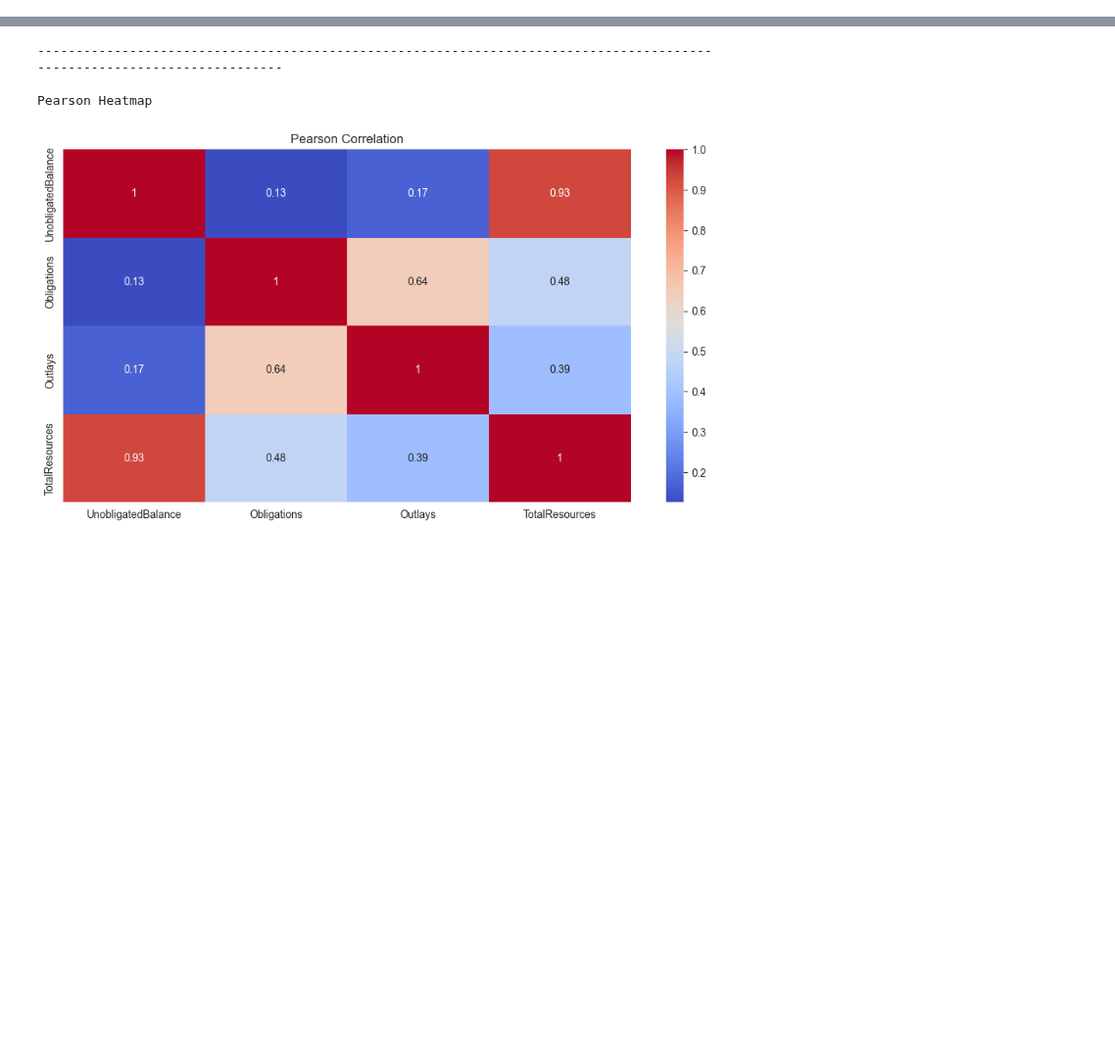
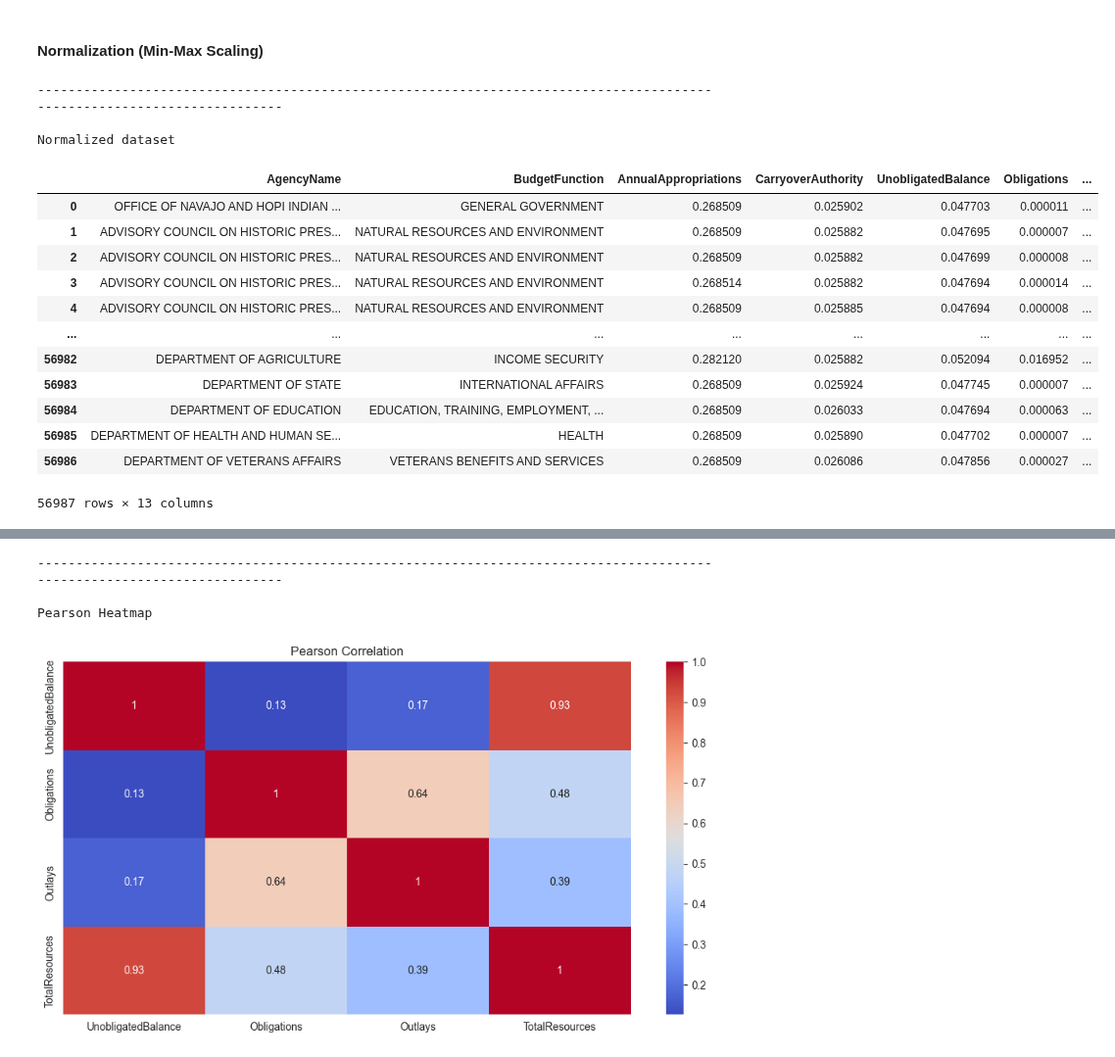
Before and after one commit to is-leeroy-jenkins/BudgetPy, a Jupyter notebook: ipynb/BalanceEstimator.ipynb, the cells around one changed output, grey strips where cells are left out. Shown at 98% size. Cells and saved outputs as stored; diff of their text form; code cells hidden in the pictures; blank space fills up the shorter version.

```diff
--- a/ipynb/BalanceEstimator.ipynb
+++ b/ipynb/BalanceEstimator.ipynb
@@ -292,0 +181,33 @@ Standardized dataset
+# %%
+# Load the Excel file
+file_path_balances = r'C:\Users\terry\Desktop\Account Balances.xlsx'
+df_balances = pd.read_excel( file_path_balances, sheet_name = 'Data' )
+numeric_columns = [ 'CarryoverAuthority', 'CarryoverAdjustments', 'AnnualAppropriations',
+                    'BorrowingAuthority', 'ContractAuthority', 'OffsettingReceipts',
+                    'Obligations', 'Recoveries', 'UnobligatedBalance', 'Outlays', 'TotalResources' ]
+subset_columns = [ 'AnnualAppropriations', 'CarryoverAuthority', 'UnobligatedBalance',
+                   'Obligations', 'Outlays' ]
+
+# Filter data
+all = [ 'AccountBalancesId', 'AgencyIdentifier', 'AgencyName', 'BeginningPeriodOfAvailability',
+        'EndingPeriodOfAvailablity', 'Availability', 'MainAccountCode', 'SubAccountCode',
+        'TreasuryAccountSymbol', 'TreasuryAccountName', 'BudgetFunction', 'BudgetSubFunction',
+        'FederalAccountSymbol', 'FederalAccountName', 'LastModified',
+        'SubmissionPeriod' ] + numeric_columns
+subset = [ 'AgencyName', 'BudgetFunction' ] + subset_columns
+
+# Define complete dataset
+df_dataset = df_balances[ all ].fillna( 0 )
+df_subset = df_balances[ subset ].fillna( 0 )
+
+# Convert fiscal year columns to numeric
+df_dataset.iloc[ :, 5: ] = df_dataset.iloc[ :, 5: ].apply( pd.to_numeric, errors = 'coerce' )
+
+print( hdr )
+print( 'Descriptive Statistics' )
+print( nwln )
+
+# Descriptive Statistics & Probability Distributions
+df_descriptive = df_balances[ numeric_columns ].describe( percentiles=[ .25, .5, .75 ] )
+
+df_descriptive.round( 2 )
@@ -292,0 +227,30 @@ Standardized dataset
+# %% [markdown]
+#### Normalization (Min-Max Scaling)
+# %%
+# Normalization (Min-Max Scaling)
+min_max_scaler = MinMaxScaler()
+df_normalized = df_subset.copy( )
+df_normalized[ numeric_columns ] = min_max_scaler.fit_transform( df_balances[ numeric_columns ] )
+
+print( hdr )
+print( 'Normalization' )
+print( nwln )
+
+df_normalized
+# %% [output]
+------------------------------------------------------------------------------------------------------------------------
+
+Normalized dataset
+|  | AgencyName | BudgetFunction | AnnualAppropriations | CarryoverAuthority | UnobligatedBalance | Obligations | ... |
+| 0 | OFFICE OF NAVAJO AND HOPI INDIAN ... | GENERAL GOVERNMENT | 0.268509 | 0.025902 | 0.047703 | 0.000011 | ... |
+| 1 | ADVISORY COUNCIL ON HISTORIC PRES... | NATURAL RESOURCES AND ENVIRONMENT | 0.268509 | 0.025882 | 0.047695 | 0.000007 | ... |
+| 2 | ADVISORY COUNCIL ON HISTORIC PRES... | NATURAL RESOURCES AND ENVIRONMENT | 0.268509 | 0.025882 | 0.047699 | 0.000008 | ... |
+| 3 | ADVISORY COUNCIL ON HISTORIC PRES... | NATURAL RESOURCES AND ENVIRONMENT | 0.268514 | 0.025882 | 0.047694 | 0.000014 | ... |
+| 4 | ADVISORY COUNCIL ON HISTORIC PRES... | NATURAL RESOURCES AND ENVIRONMENT | 0.268509 | 0.025885 | 0.047694 | 0.000008 | ... |
+| ... | ... | ... | ... | ... | ... | ... | ... |
+| 56982 | DEPARTMENT OF AGRICULTURE | INCOME SECURITY | 0.282120 | 0.025882 | 0.052094 | 0.016952 | ... |
+| 56983 | DEPARTMENT OF STATE | INTERNATIONAL AFFAIRS | 0.268509 | 0.025924 | 0.047745 | 0.000007 | ... |
+| 56984 | DEPARTMENT OF EDUCATION | EDUCATION, TRAINING, EMPLOYMENT, ... | 0.268509 | 0.026033 | 0.047694 | 0.000063 | ... |
+| 56985 | DEPARTMENT OF HEALTH AND HUMAN SE... | HEALTH | 0.268509 | 0.025890 | 0.047702 | 0.000007 | ... |
+| 56986 | DEPARTMENT OF VETERANS AFFAIRS | VETERANS BENEFITS AND SERVICES | 0.268509 | 0.026086 | 0.047856 | 0.000027 | ... |
+56987 rows × 13 columns
```
Also changed, not shown: parts of 75 cells of this notebook, 1 other file.
